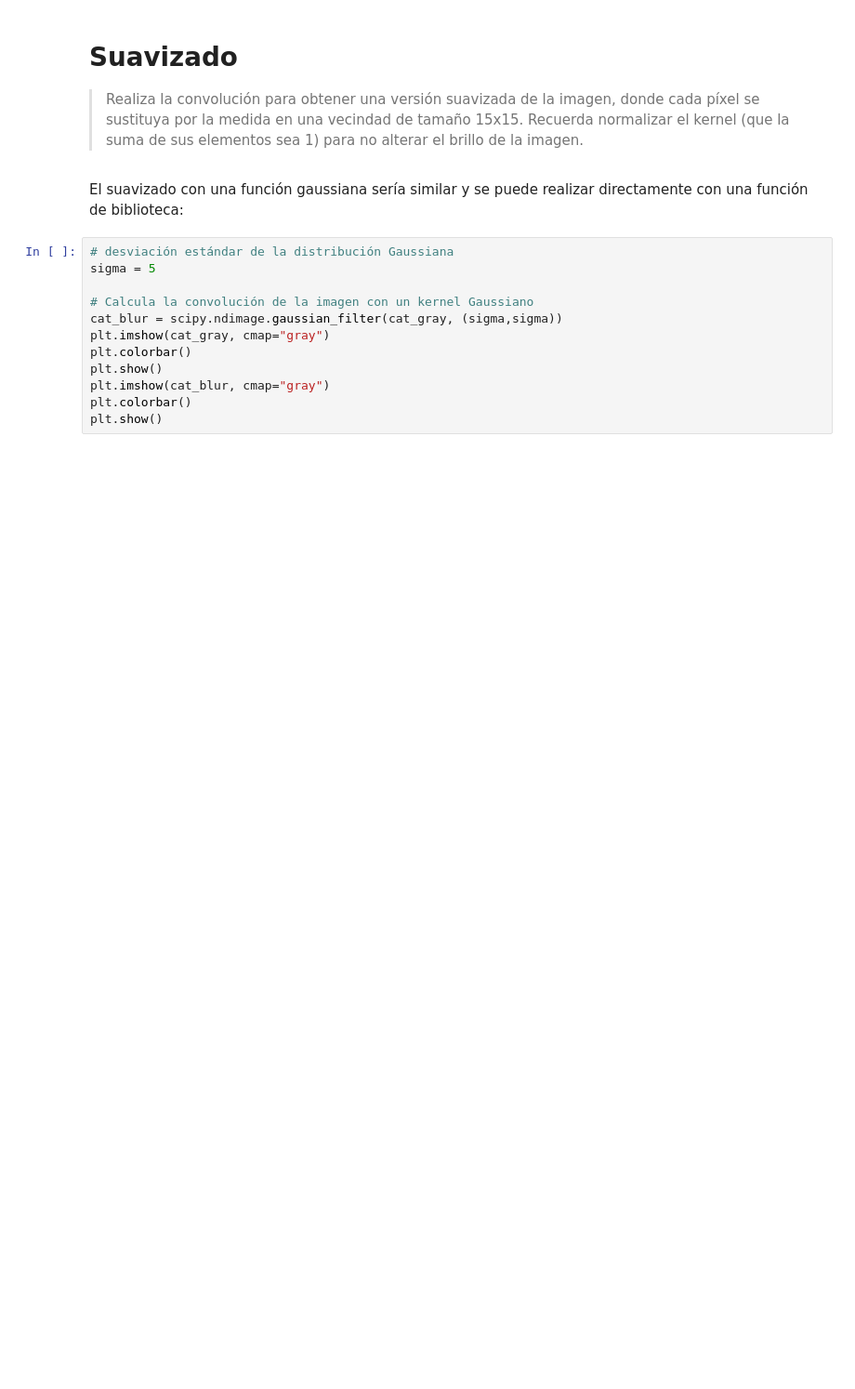
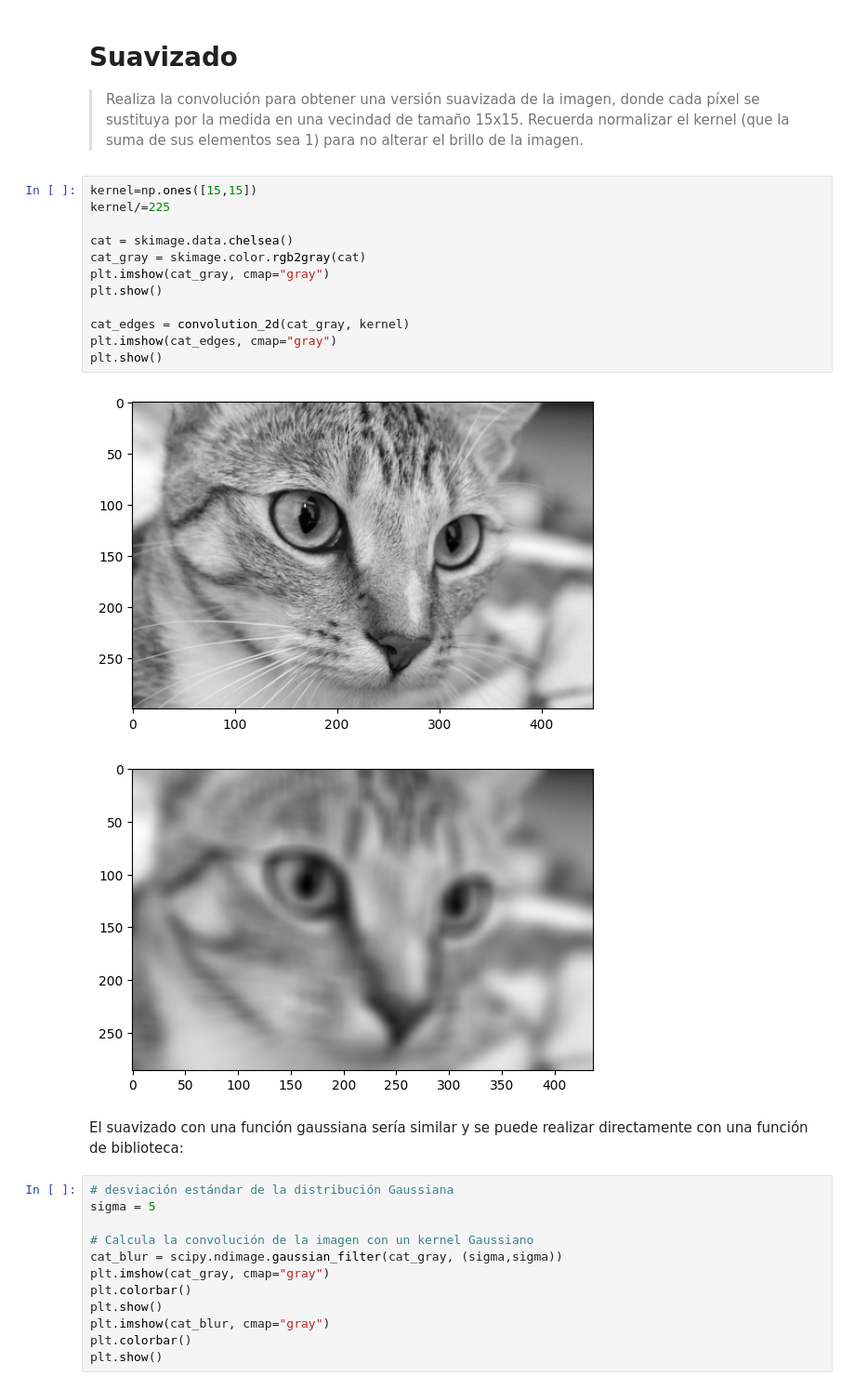
Before and after one commit to uo288207/vision_artificial, a Jupyter notebook: Prac04-Filtros.ipynb, the cells around one changed output. Shown at 93% size. Saved outputs shown, nothing was run; the diff lists cells and outputs as text; blank space fills up the shorter version.

```diff
--- a/Prac04-Filtros.ipynb
+++ b/Prac04-Filtros.ipynb
@@ -149,6 +157,21 @@ np.allclose(cat_edges, cat_edges_scipy)
 # Suavizado
 
 > Realiza la convolución para obtener una versión suavizada de la imagen, donde cada píxel se sustituya por la medida en una vecindad de tamaño 15x15. Recuerda normalizar el kernel (que la suma de sus elementos sea 1) para no alterar el brillo de la imagen.
+# %%
+kernel=np.ones([15,15])
+kernel/=225
+
+cat = skimage.data.chelsea()
+cat_gray = skimage.color.rgb2gray(cat)
+plt.imshow(cat_gray, cmap="gray")
+plt.show()
+
+cat_edges = convolution_2d(cat_gray, kernel)
+plt.imshow(cat_edges, cmap="gray")
+plt.show()
+# %% [output]
+[figure, added]
+[figure, added]
 # %% [markdown]
 El suavizado con una función gaussiana sería similar y se puede realizar directamente con una función de biblioteca:
 # %%
```
Also changed, not shown: parts of 4 cells of this notebook.
